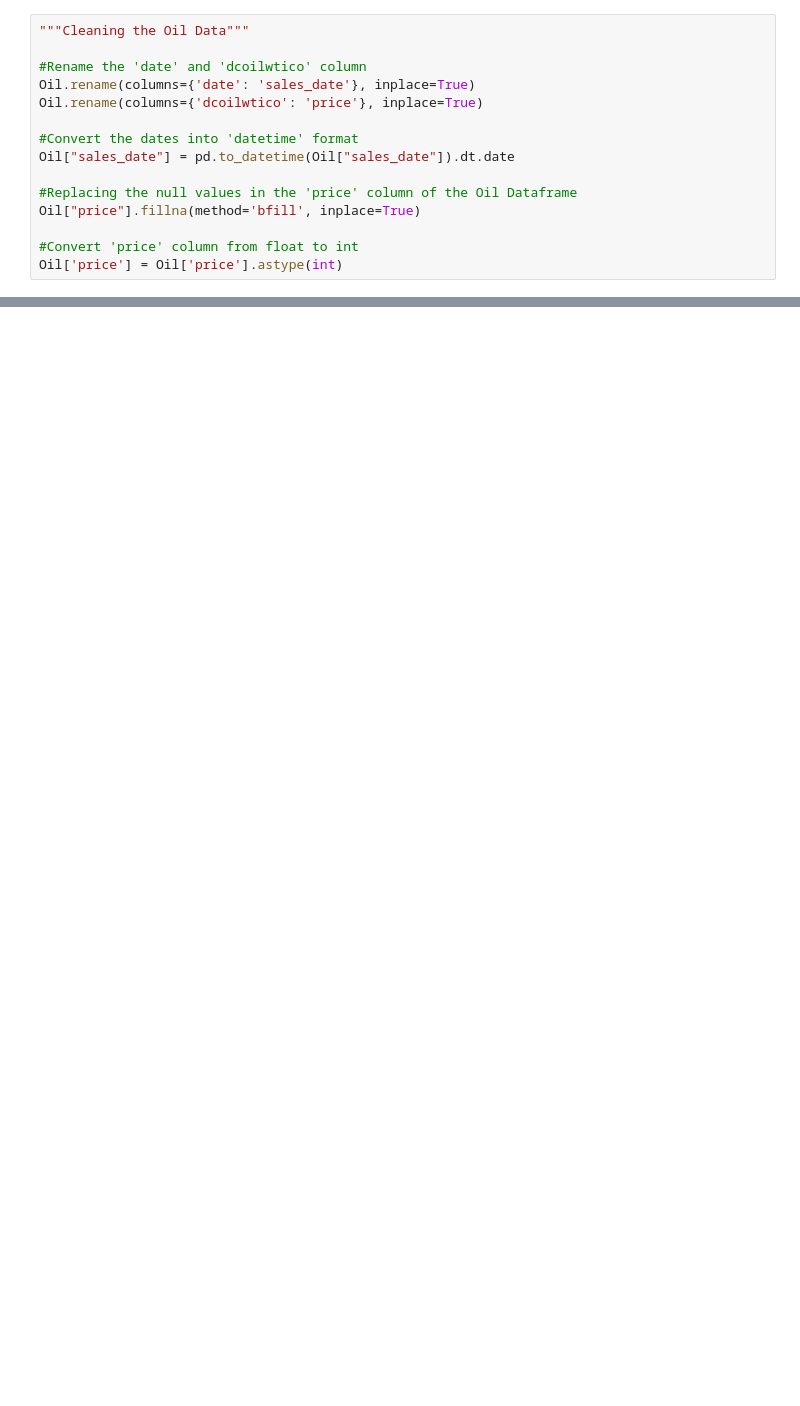
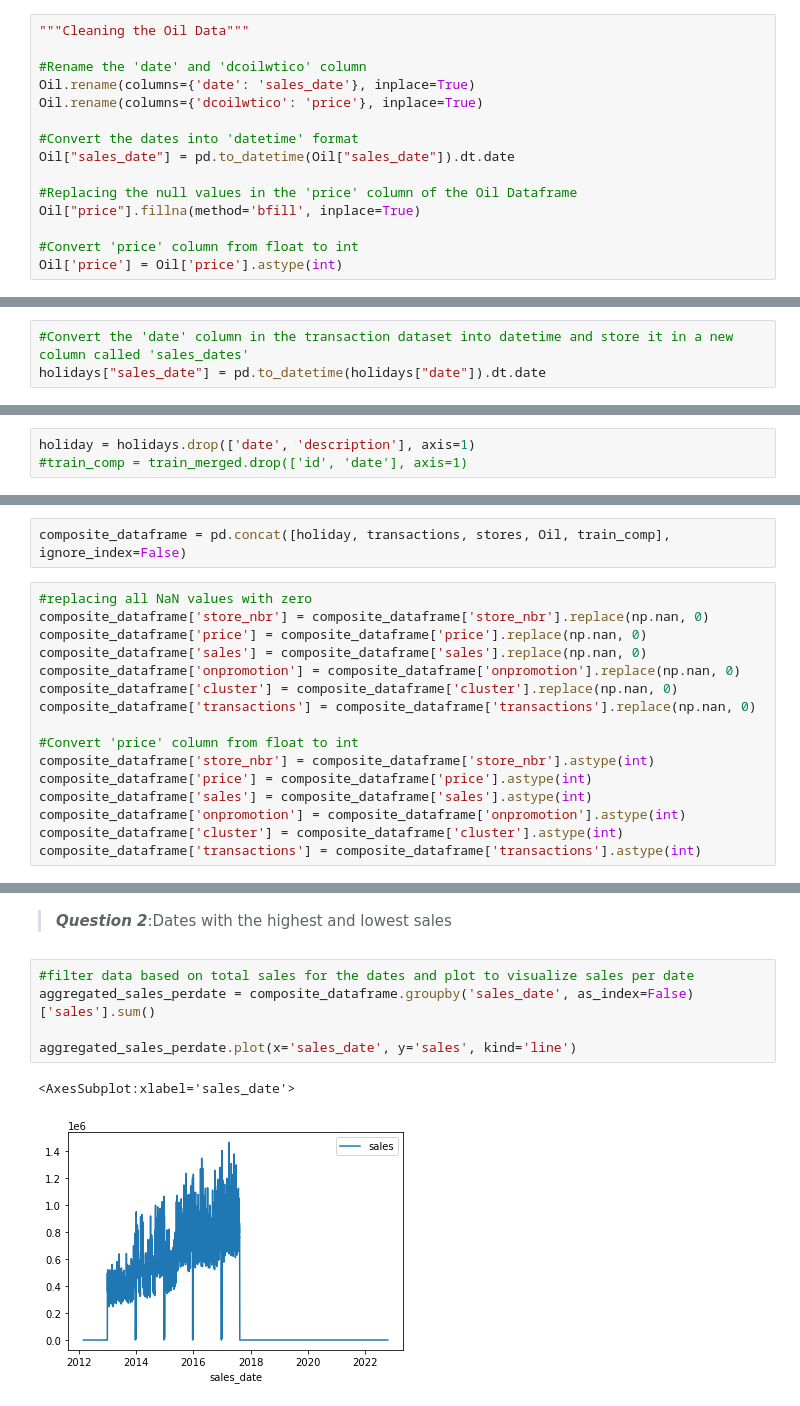
Before and after one commit to ebenezeredusei/Corporation-Favorita-Machine-Learning-Project, a Jupyter notebook: Corporation_Favorita.ipynb, the cells around one changed output, grey strips where cells are left out. Drawn from its saved outputs; the diff is of its cells as text; blank space fills up the shorter version.

```diff
--- a/Corporation_Favorita.ipynb
+++ b/Corporation_Favorita.ipynb
@@ -745,0 +601,3 @@ complete_df
+# %%
+#Convert the 'date' column in the transaction dataset into datetime and store it in a new column called 'sales_dates'
+holidays["sales_date"] = pd.to_datetime(holidays["date"]).dt.date
@@ -745,0 +621,3 @@ complete_df
+# %%
+holiday = holidays.drop(['date', 'description'], axis=1)
+#train_comp = train_merged.drop(['id', 'date'], axis=1)
@@ -745,0 +630,18 @@ complete_df
+# %%
+composite_dataframe = pd.concat([holiday, transactions, stores, Oil, train_comp], ignore_index=False)
+# %%
+#replacing all NaN values with zero
+composite_dataframe['store_nbr'] = composite_dataframe['store_nbr'].replace(np.nan, 0)
+composite_dataframe['price'] = composite_dataframe['price'].replace(np.nan, 0)
+composite_dataframe['sales'] = composite_dataframe['sales'].replace(np.nan, 0)
+composite_dataframe['onpromotion'] = composite_dataframe['onpromotion'].replace(np.nan, 0)
+composite_dataframe['cluster'] = composite_dataframe['cluster'].replace(np.nan, 0)
+composite_dataframe['transactions'] = composite_dataframe['transactions'].replace(np.nan, 0)
+
+#Convert 'price' column from float to int
+composite_dataframe['store_nbr'] = composite_dataframe['store_nbr'].astype(int)
+composite_dataframe['price'] = composite_dataframe['price'].astype(int)
+composite_dataframe['sales'] = composite_dataframe['sales'].astype(int)
+composite_dataframe['onpromotion'] = composite_dataframe['onpromotion'].astype(int)
+composite_dataframe['cluster'] = composite_dataframe['cluster'].astype(int)
+composite_dataframe['transactions'] = composite_dataframe['transactions'].astype(int)
@@ -745,0 +667,10 @@ complete_df
+# %% [markdown]
+>***Question 2***:Dates with the highest and lowest sales
+# %%
+#filter data based on total sales for the dates and plot to visualize sales per date
+aggregated_sales_perdate = composite_dataframe.groupby('sales_date', as_index=False)['sales'].sum()
+
+aggregated_sales_perdate.plot(x='sales_date', y='sales', kind='line')
+# %% [output]
+<AxesSubplot:xlabel='sales_date'>
+[figure, added]
```
Also changed, not shown: parts of 149 cells of this notebook.
